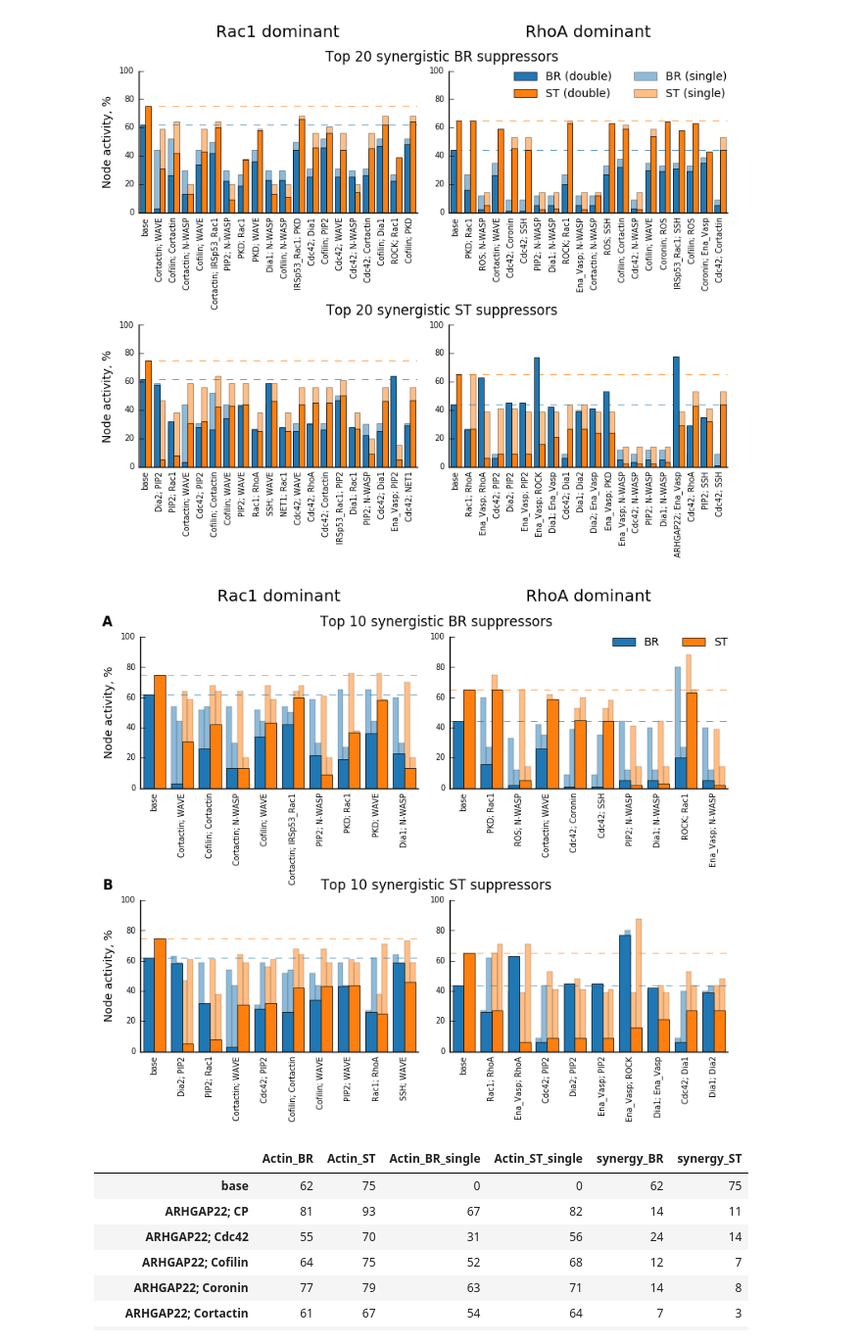
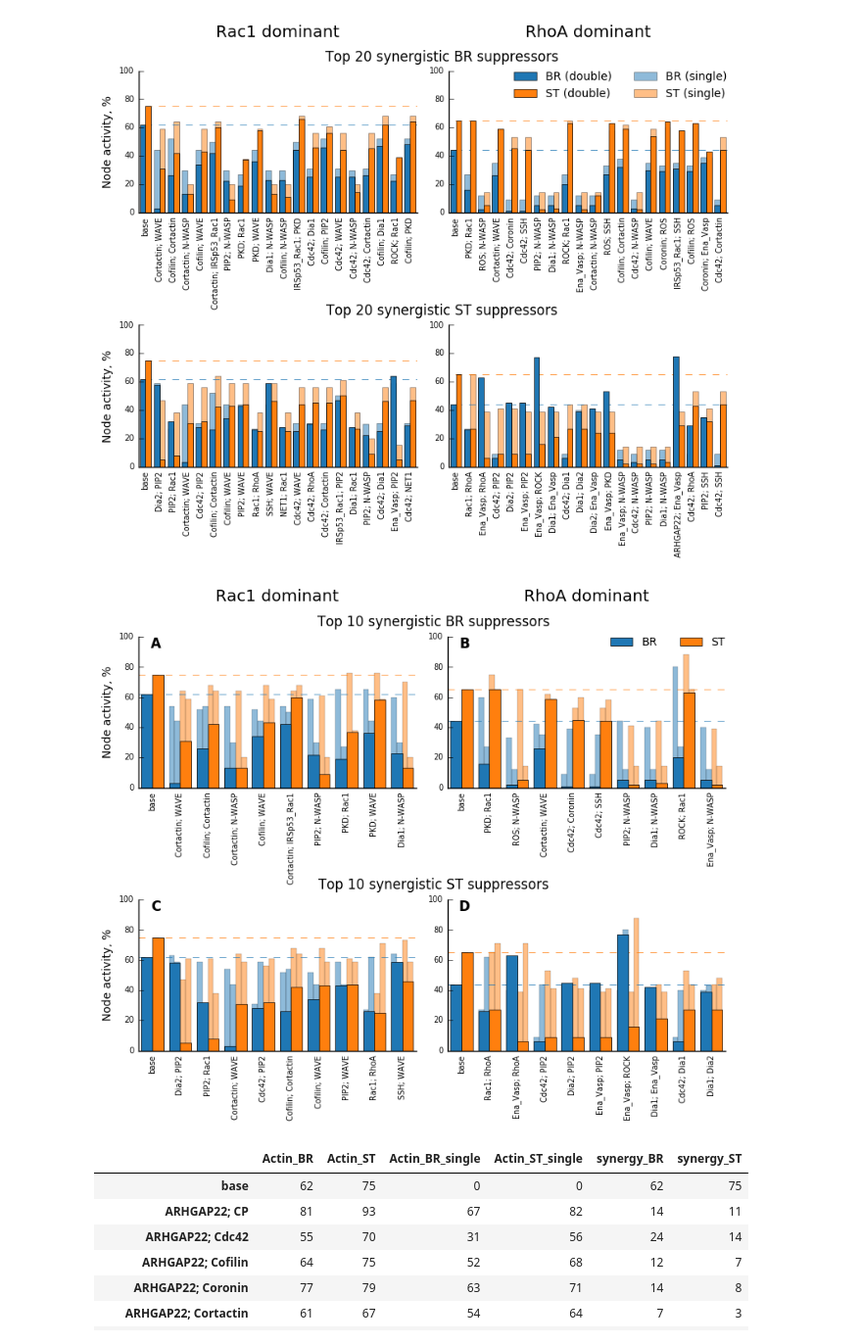
Before and after one commit to Vitaljok/actin-signaling, a Jupyter notebook: Double knock-down charts TOP-X synergy side by side.ipynb, the cells around one changed output. Shown at 98% size. Drawn from its saved outputs; the diff is of its cells as text; code cells hidden in the pictures.

```diff
--- a/Double knock-down charts TOP-X synergy side by side.ipynb
+++ b/Double knock-down charts TOP-X synergy side by side.ipynb
@@ -213,36 +213,37 @@ for report in reports:
     data[report] = prepare_datasets(report)
 
 row_titles = [
     r"Top %d synergistic BR suppressors" % topX,
     r"Top %d synergistic ST suppressors" % topX
 ]
 
 fig, axis = pl.subplots(nrows=2, ncols=2, sharey=False, figsize=(8, 7))
 for row in range(2):
     for col in range(2):
         plot_knockdowns(data[reports[col]][row], axis[row][col], topX, with_y_label=(col==0))
 
 axis[0][0].set_title("Rac1 dominant", fontsize='x-large', y=1.2)
 axis[0][1].set_title("RhoA dominant", fontsize='x-large', y=1.2)
 
 axis[0][1].legend(loc='upper right',
               ncol=2,
               frameon=False, borderpad=0, borderaxespad=0,
               prop={'size':10})
 
 for row, title in enumerate(row_titles):
     axis[row][1].text(-1, 107, title, fontsize='large', ha='center',
                       bbox=dict(facecolor='white', edgecolor='none', pad=0))
-    axis[row][0].text(-1.5, 107, chr(65+row), fontsize='large', ha='right',
+    axis[row][0].text(0.3, 100, chr(65+row*2), fontsize='large', ha='right', va='top',
+                      fontweight='bold')
+    axis[row][1].text(0.3, 100, chr(65+row*2+1), fontsize='large', ha='right', va='top',
                       fontweight='bold')
 
 pl.tight_layout()
 
 pl.savefig('charts/fig_5_top_10_synergy_two_bars.png', bbox_inches='tight', dpi=300)
 pl.savefig('charts/fig_5_top_10_synergy_two_bars.svg', bbox_inches='tight')
-pl.savefig('charts/fig_5_top_10_synergy_two_bars.eps', bbox_inches='tight')
 # %% [output]
-[figure, old version]
+[figure, new version]
 # %%
 # del df
 df = data['v04_Rac1_dominant'][2]
```
Also changed, not shown: 42 other files.
